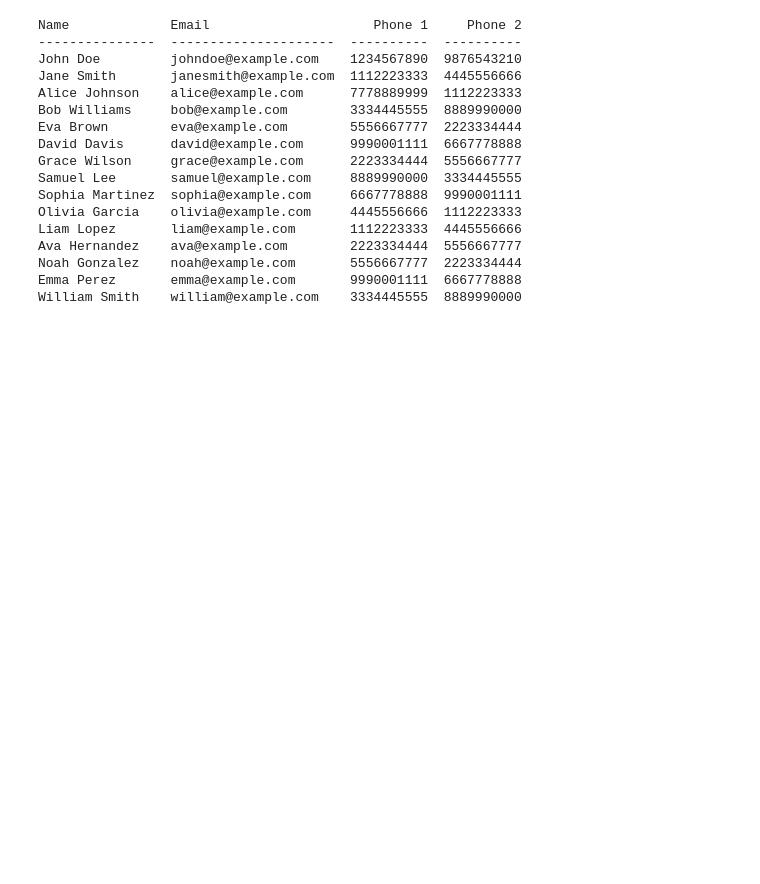
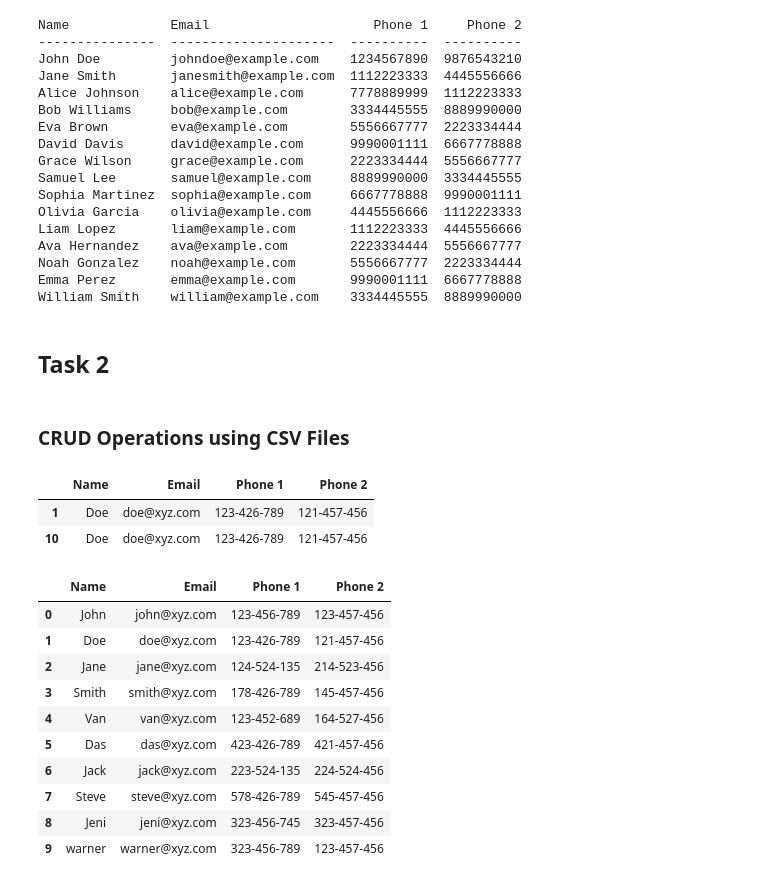
Before and after one commit to Vengatesan-K/Python-Assessment, a Jupyter notebook: vEngaGe.ipynb, the cells around one changed output. Cells and saved outputs as stored; diff of their text form; code cells hidden in the pictures; blank space fills up the shorter version.

```diff
--- a/vEngaGe.ipynb
+++ b/vEngaGe.ipynb
@@ -359,3 +359,7 @@ Ava Hernandez    ava@example.com        2223334444  5556667777
 Noah Gonzalez    noah@example.com       5556667777  2223334444
 Emma Perez       emma@example.com       9990001111  6667778888
 William Smith    william@example.com    3334445555  8889990000
+# %% [markdown]
+## Task 2
+# %% [markdown]
+### CRUD Operations using CSV Files
@@ -361,0 +409,20 @@ William Smith    william@example.com    3334445555  8889990000
+# %%
+query_reader.execute_select_query(data)
+# %% [output]
+|  | Name | Email | Phone 1 | Phone 2 |
+| 1 | Doe | doe@xyz.com | 123-426-789 | 121-457-456 |
+| 10 | Doe | doe@xyz.com | 123-426-789 | 121-457-456 |
+# %%
+query_reader.execute_select_query_head(data)
+# %% [output]
+|  | Name | Email | Phone 1 | Phone 2 |
+| 0 | John | john@xyz.com | 123-456-789 | 123-457-456 |
+| 1 | Doe | doe@xyz.com | 123-426-789 | 121-457-456 |
+| 2 | Jane | jane@xyz.com | 124-524-135 | 214-523-456 |
+| 3 | Smith | smith@xyz.com | 178-426-789 | 145-457-456 |
+| 4 | Van | van@xyz.com | 123-452-689 | 164-527-456 |
+| 5 | Das | das@xyz.com | 423-426-789 | 421-457-456 |
+| 6 | Jack | jack@xyz.com | 223-524-135 | 224-524-456 |
+| 7 | Steve | steve@xyz.com | 578-426-789 | 545-457-456 |
+| 8 | Jeni | jeni@xyz.com | 323-456-745 | 323-457-456 |
+| 9 | warner | warner@xyz.com | 323-456-789 | 123-457-456 |
```
Also changed, not shown: parts of 13 cells of this notebook.
